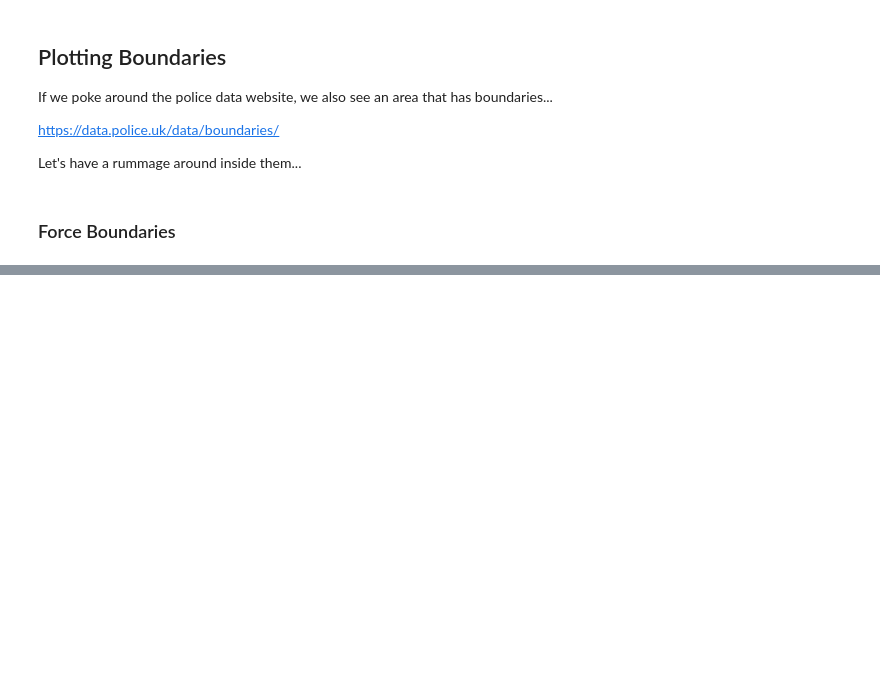
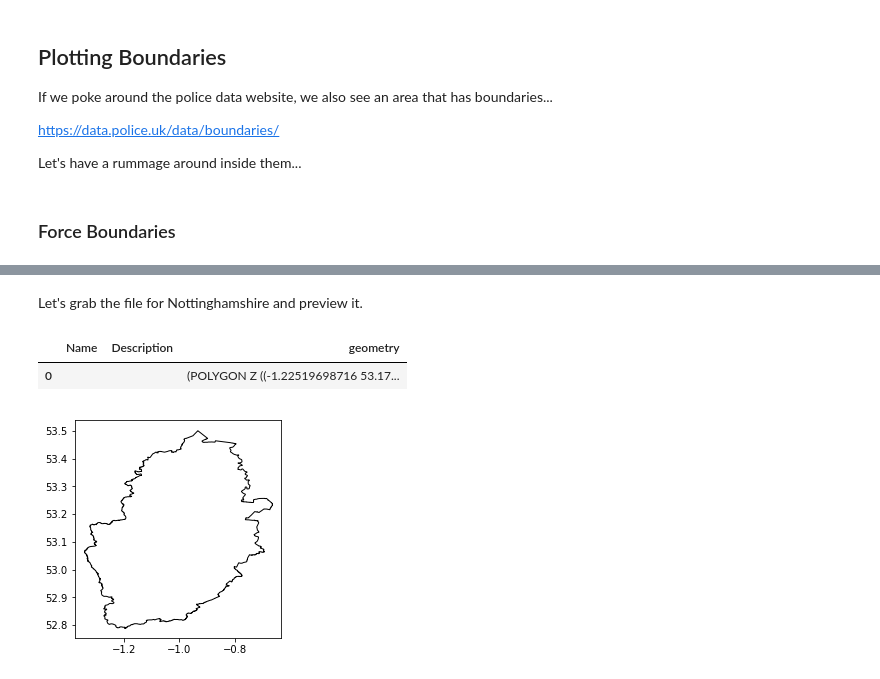
Before and after one commit to psychemedia/crime-data-demo, a Jupyter notebook: Initial Look At The Data.ipynb, the cells around one changed output, grey strips where cells are left out. Drawn from its saved outputs; the diff is of its cells as text; code cells hidden in the pictures; blank space fills up the shorter version.

```diff
--- a/Initial Look At The Data.ipynb
+++ b/Initial Look At The Data.ipynb
@@ -114,0 +175,8 @@ Let's have a rummage around inside them...
+# %% [markdown]
+Let's grab the file for Nottinghamshire and preview it.
+# %%
+gpd_notts = gpd.read_file('force kmls/nottinghamshire.kml')
+gpd_notts.head()
+# %% [output]
+|  | Name | Description | geometry |
+| 0 |  |  | (POLYGON Z ((-1.22519698716 53.17... |
@@ -114,0 +187,4 @@ Let's have a rummage around inside them...
+# %%
+ax = gpd_notts.plot(color='white', edgecolor='black')
+# %% [output]
+[figure, added]
```
Also changed, not shown: parts of 43 cells of this notebook.
